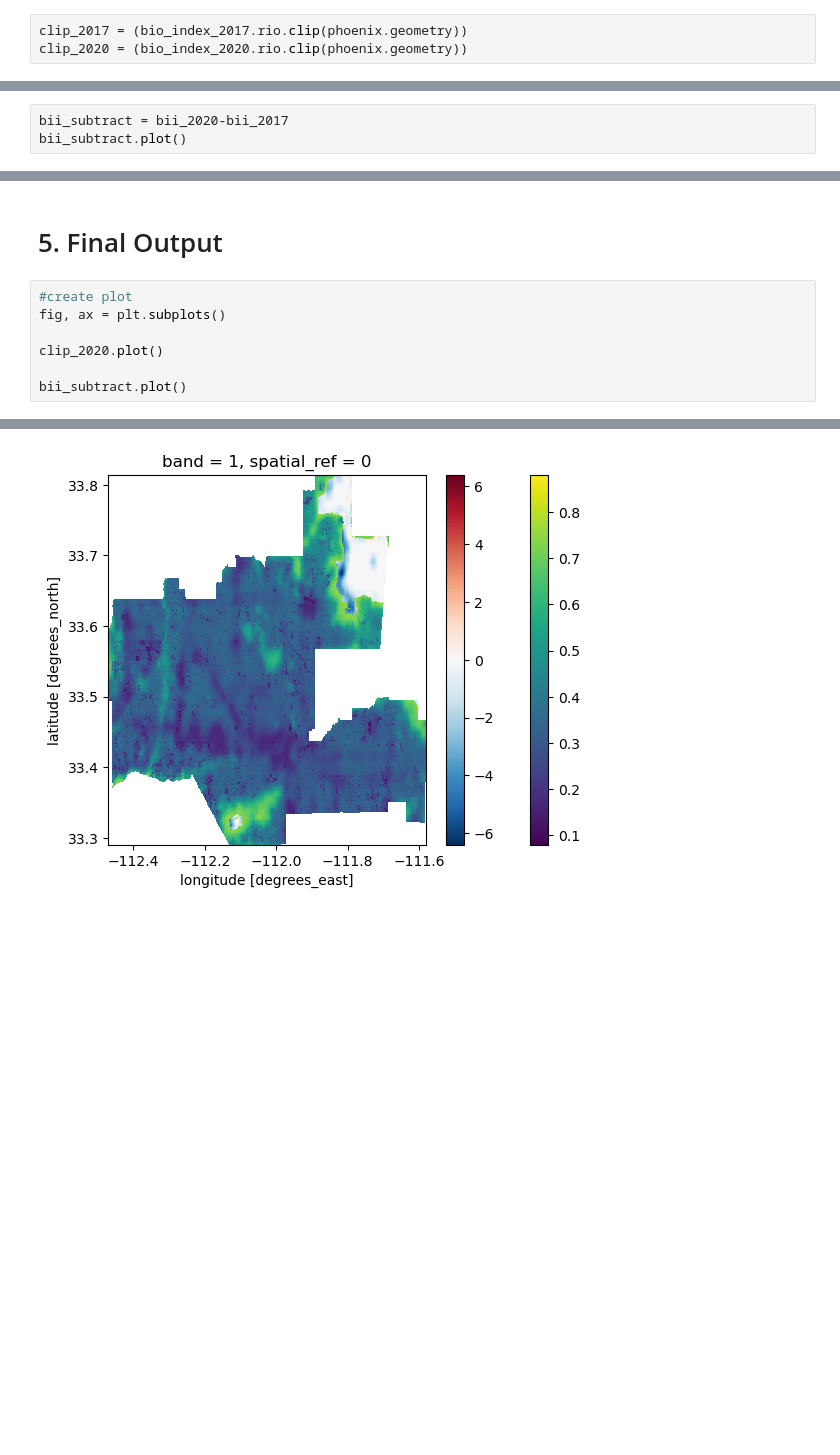
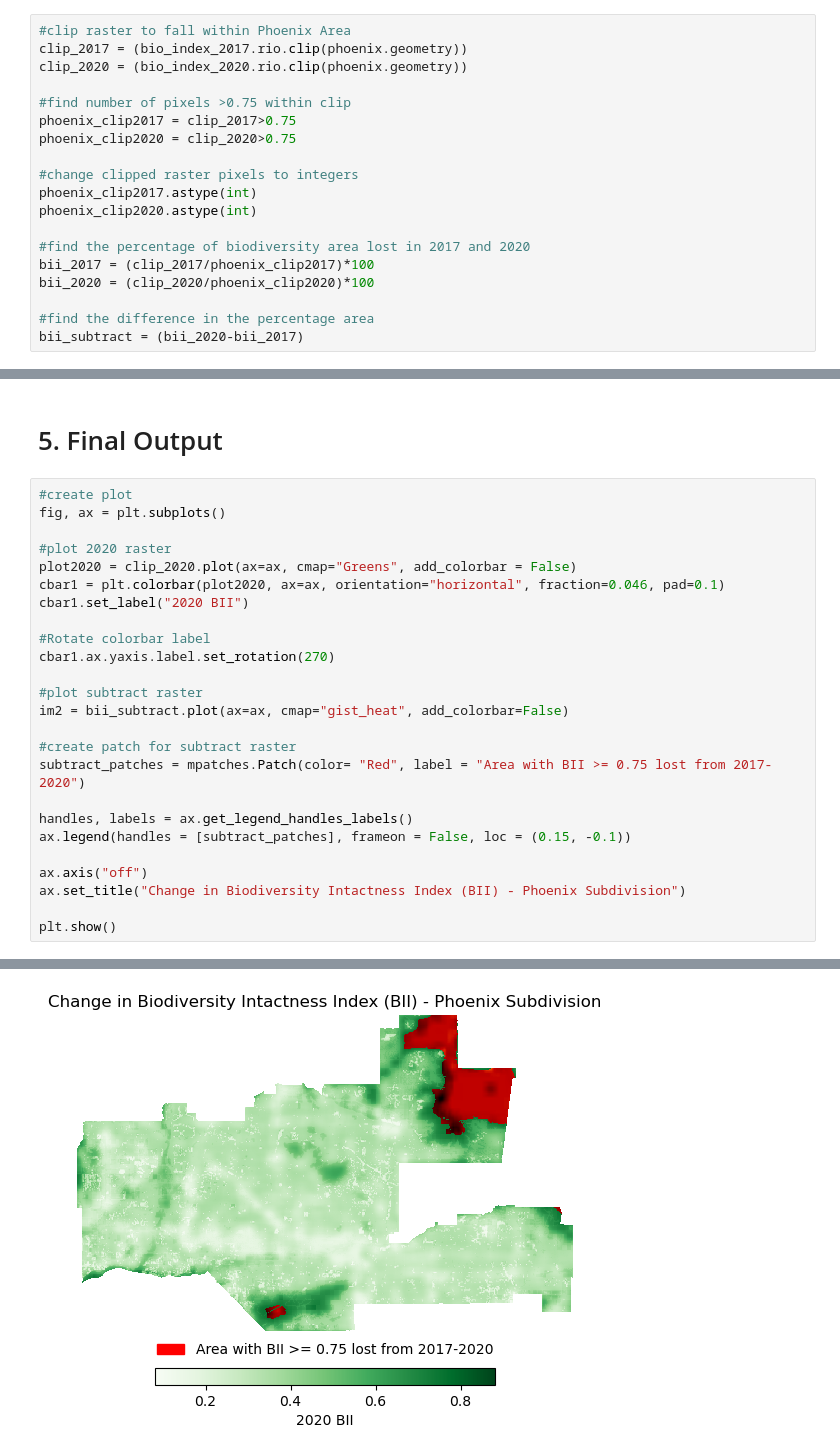
Before and after one commit to kristinaglass/maricopa_county_biodiversity_index, a Jupyter notebook: biodiversity-index.ipynb, the cells around one changed output, grey strips where cells are left out. Cells and saved outputs as stored; diff of their text form; blank space fills up the shorter version.

```diff
--- a/biodiversity-index.ipynb
+++ b/biodiversity-index.ipynb
@@ -221,5 +196,21 @@ Datum: World Geodetic System 1984 ensemble
 # %% [markdown]
 # 4. Analysis
 # %%
+#clip raster to fall within Phoenix Area
 clip_2017 = (bio_index_2017.rio.clip(phoenix.geometry))
 clip_2020 = (bio_index_2020.rio.clip(phoenix.geometry))
+
+#find number of pixels >0.75 within clip
+phoenix_clip2017 = clip_2017>0.75
+phoenix_clip2020 = clip_2020>0.75
+
+#change clipped raster pixels to integers
+phoenix_clip2017.astype(int)
+phoenix_clip2020.astype(int)
+
+#find the percentage of biodiversity area lost in 2017 and 2020
+bii_2017 = (clip_2017/phoenix_clip2017)*100
+bii_2020 = (clip_2020/phoenix_clip2020)*100
+
+#find the difference in the percentage area
+bii_subtract = (bii_2020-bii_2017)
@@ -263,3 +216,0 @@ bii_2020.plot()
-# %%
-bii_subtract = bii_2020-bii_2017
-bii_subtract.plot()
@@ -272,7 +220,25 @@ bii_subtract.plot()
 #create plot
 fig, ax = plt.subplots()
 
-clip_2020.plot()
+#plot 2020 raster
+plot2020 = clip_2020.plot(ax=ax, cmap="Greens", add_colorbar = False)
+cbar1 = plt.colorbar(plot2020, ax=ax, orientation="horizontal", fraction=0.046, pad=0.1)
+cbar1.set_label("2020 BII")
 
-bii_subtract.plot()
+#Rotate colorbar label
+cbar1.ax.yaxis.label.set_rotation(270)
+
+#plot subtract raster
+im2 = bii_subtract.plot(ax=ax, cmap="gist_heat", add_colorbar=False)
+
+#create patch for subtract raster
+subtract_patches = mpatches.Patch(color= "Red", label = "Area with BII >= 0.75 lost from 2017-2020")
+
+handles, labels = ax.get_legend_handles_labels()
+ax.legend(handles = [subtract_patches], frameon = False, loc = (0.15, -0.1))
+
+ax.axis("off")
+ax.set_title("Change in Biodiversity Intactness Index (BII) - Phoenix Subdivision")
+
+plt.show()
 # %% [output]
@@ -280 +245 @@ bii_subtract.plot()
-[figure, old version]
+[figure, new version]
```
Also changed, not shown: parts of 21 cells of this notebook.
